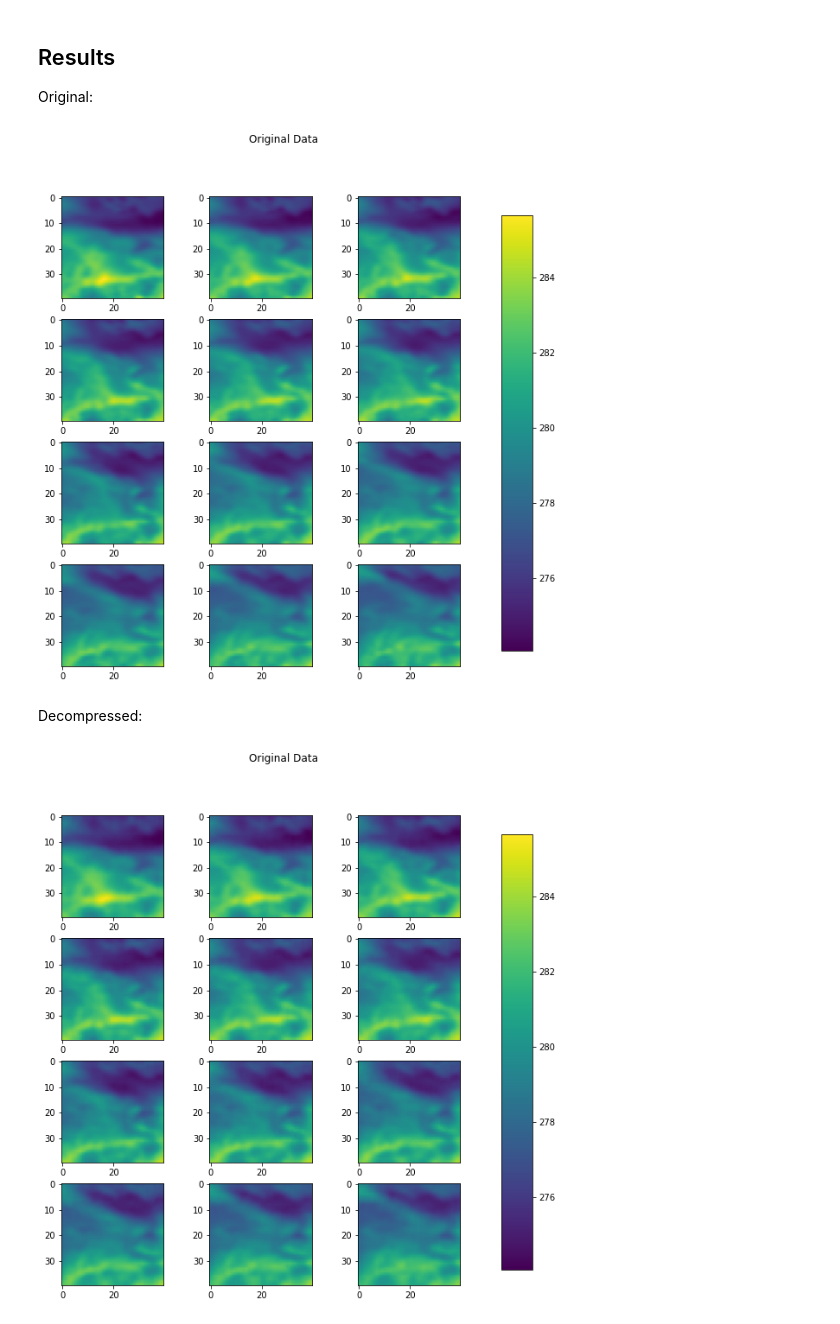
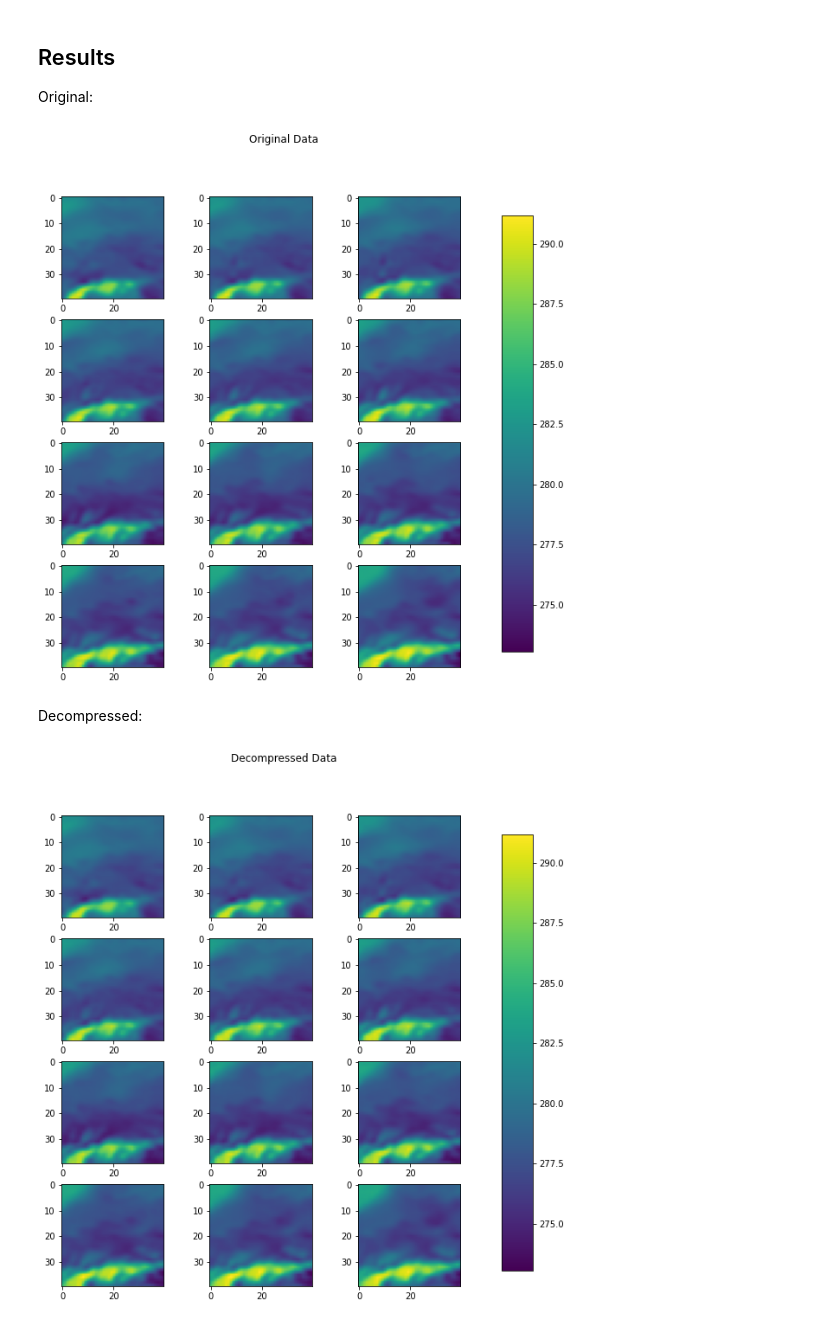
Before and after one commit to SilkeDH/lossy-ml, a Jupyter notebook: notebooks/Model_1.ipynb, the cells around one changed output. Drawn from its saved outputs; the diff is of its cells as text; code cells hidden in the pictures.

```diff
--- a/notebooks/Model_1.ipynb
+++ b/notebooks/Model_1.ipynb
@@ -48,17 +48,17 @@ import dask
 dask.config.set(**{'array.slicing.split_large_chunks': False})
 
 file = '/lsdf/kit/scc/projects/abcde/1979/*/ERA5.pl.temperature.nc'
-region = "europe"
+region = "globe"
 var = OrderedDict({'t': 1000})
 
 z, mean, std = data_preprocessing(file, var, region)
 
 train, test = split_data(z, 0.70)
 
-leads = dict(time = 12, longitude=40, latitude=40, level=1)
+leads = dict(time = 12, longitude=40, latitude=31, level=1)
 
-dg_train = DataGenerator(train, 100000, leads, batch_size=100, load=True, mean= mean, std=std)
-dg_test = DataGenerator(test, 20000, leads, batch_size=100, load=True, mean= mean, std=std)
+dg_train = DataGenerator(train, 10000, leads, batch_size=100, load=True, mean= mean, std=std)
+dg_test = DataGenerator(test, 1000, leads, batch_size=100, load=True, mean= mean, std=std)
 # %% [output]
 Loading data into RAM
 Loading data into RAM
@@ -65,5 +69,5 @@ Loading data into RAM
 # %%
 lr_scheduler = LearningRateScheduler(decay_schedule)
 # %%
-history = model.fit(dg_train, validation_data = dg_test, epochs=25, callbacks=[lr_scheduler])
+history = model.fit(dg_train, validation_data = dg_test, epochs=300, callbacks=[lr_scheduler])#,workers = 4)#, use_multiprocessing = True)
 # %% [output]
@@ -86,0 +75,3 @@ Epoch 25/25
+# %%
+#model.save_weights('w/weights')
+model.load_weights('w/weights')
@@ -108,6 +105,6 @@ single_plot(result, 10, "Decompressed temperature" )
 # %%
-test = xr.open_mfdataset('/lsdf/kit/scc/projects/abcde/1979/*/ERA5.pl.temperature.nc', combine='by_coords')
-test_data = test.sel(time=slice('1979-11-14T16:00:00','1979-11-15T03:00:00'),level = slice(978,1000), longitude=slice(6,15.75), latitude=slice(55.5,45.75))
+test = xr.open_mfdataset('/lsdf/kit/scc/projects/abcde/1980/*/ERA5.pl.temperature.nc', combine='by_coords')
+test_data = test.sel(time=slice('1980-11-14T16:00:00','1980-11-15T03:00:00'),level = slice(978,1000), longitude=slice(6,15.75), latitude=slice(55.5,45.75))
 test_data = test_data.transpose('time', 'latitude', 'longitude', 'level')
 test_data = (test_data['t'] - mean) / std
 test_data = np.expand_dims(test_data.values, axis=0)
@@ -122,16 +119,16 @@ Original:
 test_n = norm_data(test_data, mean, std)
 mult_plot(test_n, 4, 3, "Original Data", test_n.min(), test_n.max())
 # %% [output]
-[figure, old version]
+[figure, new version]
 # %% [markdown]
 Decompressed:
 # %%
 result2 = model(test_data).numpy()
 result2 = norm_data(result2, mean, std)
 
-mult_plot(result2, 4, 3, "Original Data", test_n.min(), test_n.max())
+mult_plot(result2, 4, 3, "Decompressed Data", test_n.min(), test_n.max())
 # %% [output]
-[figure, old version]
+[figure, new version]
 # %%
 result3 = np.absolute(test_n-result2)
 mult_plot(result3, 4, 3, "Error (Original - Decompressed)", result3.min(), result3.max(), 'Greys')
```
Also changed, not shown: parts of 15 cells of this notebook, 3 other files.
